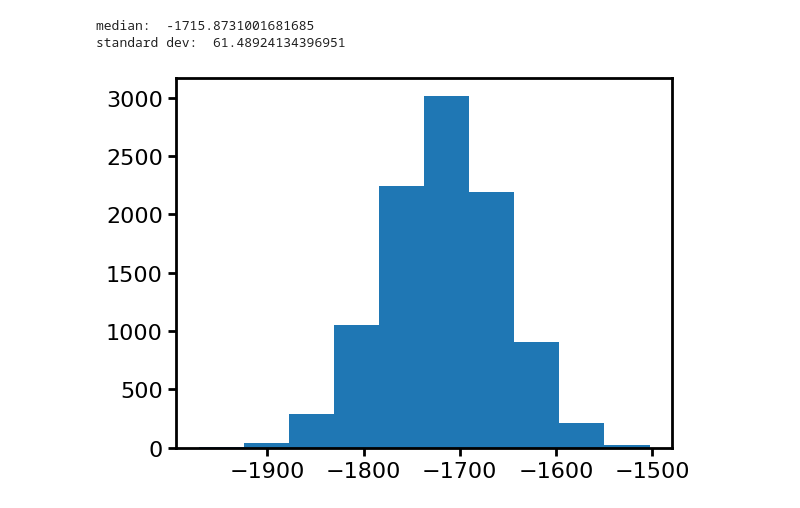
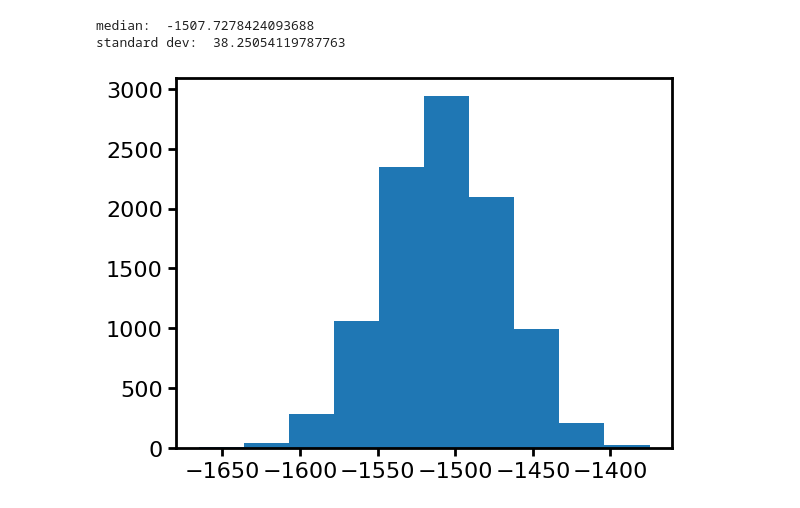
Before and after one commit to dangilman/samana, a Jupyter notebook: notebooks/baseline_lensmodels/j2145/j2145_baseline_model.ipynb, the cells around one changed output. Saved outputs shown, nothing was run; the diff lists cells and outputs as text; code cells hidden in the pictures.

```diff
--- a/notebooks/baseline_lensmodels/j2145/j2145_baseline_model.ipynb
+++ b/notebooks/baseline_lensmodels/j2145/j2145_baseline_model.ipynb
@@ -272,33 +265,34 @@ model_error = image_model._error_map_model(
 miri_noise_map = data.kwargs_data['noise_map']
 _r = np.linspace(-miri_noise_map.shape[0]/2, miri_noise_map.shape[0]/2, miri_noise_map.shape[0])
 _xx, _yy = np.meshgrid(_r, _r)
 _rr = np.sqrt(_xx**2 + _yy**2)
 inds = np.where(_rr < miri_noise_map.shape[0]/2.5)
 inds_select = np.where(_rr > miri_noise_map.shape[0]/2.5)
 mask = np.ones_like(miri_noise_map)
 mask[inds] = 0
 #plt.imshow(miri_noise_map * mask); plt.show()
 image_noise = np.std(miri_noise_map[inds_select])
 
 for i in range(0, 10000):
     poisson_noise = image_util.add_poisson(image_sim_no_noise, exp_time=52)
+    poisson_noise = 0
     #noise_without_bkg = np.std(poisson_noise[inds_select])
     #background_rms_estimate = abs(image_noise - noise_without_bkg)
     #print(background_rms_estimate)
     bkg = image_util.add_background(image_sim_no_noise, sigma_bkd=0.36)
     noise_map = bkg + poisson_noise
     #plt.imshow(noise_map);plt.show();a=input('cont')
     image_sim = image_sim_no_noise + noise_map
     logL = image_model.Data.log_likelihood(image_sim_no_noise + noise_map, likelihood_mask, model_error)
     #print(logL)
     logL_list.append(logL)
 
 max_logL = np.max(logL_list)
 logL_list = np.array(logL_list)
 _ = plt.hist(logL_list)
 print('median: ', np.median(logL_list))
 print('standard dev: ', np.std(logL_list))
 # %% [output]
-median:  -1715.8731001681685
-standard dev:  61.48924134396951
+median:  -1507.7278424093688
+standard dev:  38.25054119787763
-[figure, old version]
+[figure, new version]
```
Also changed, not shown: parts of 4 cells of this notebook, 11 other files.
